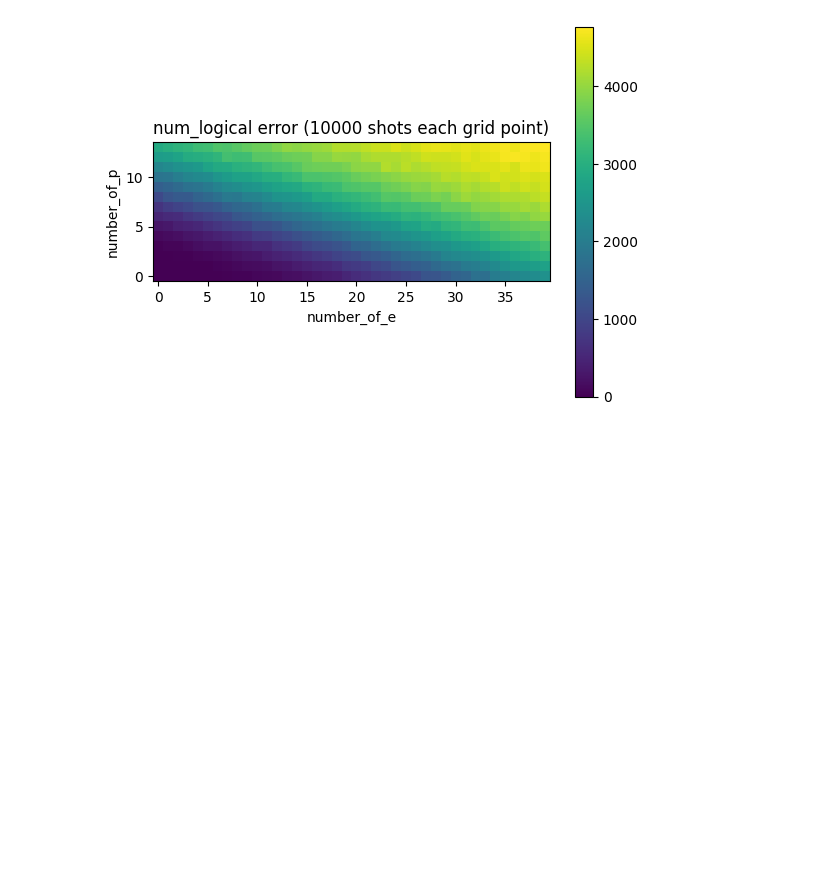
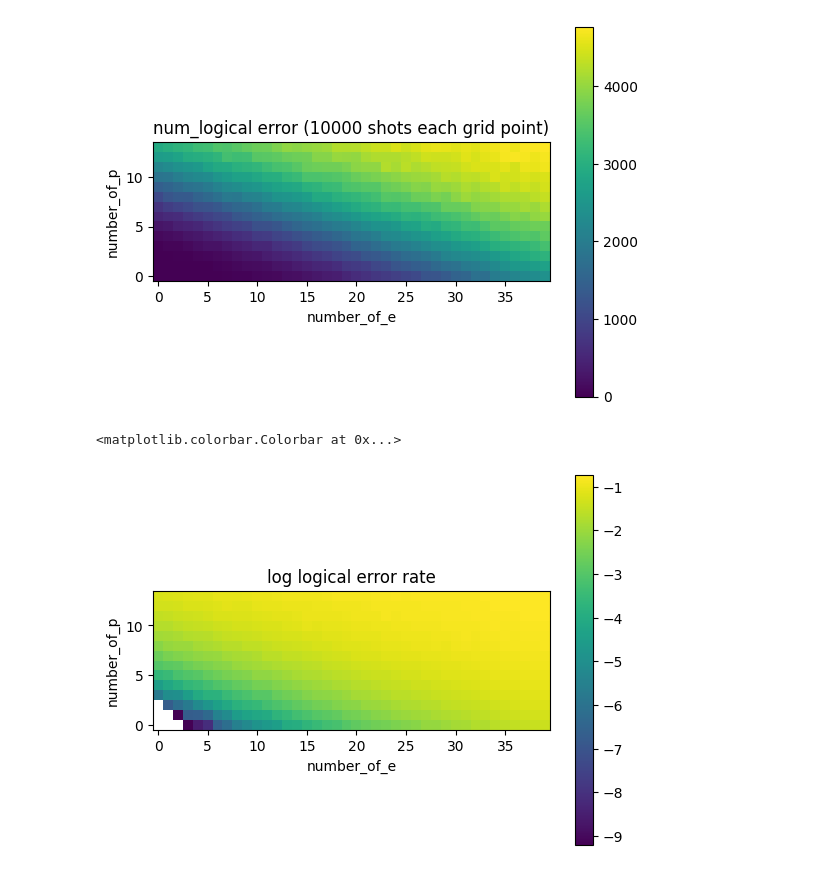
Before and after one commit to JiakaiW/surface_simulation_test, a Jupyter notebook: pack_and_analysis_importance_sampling.ipynb, the cells around one changed output. Saved outputs shown, nothing was run; the diff lists cells and outputs as text; code cells hidden in the pictures; blank space fills up the shorter version.

```diff
--- a/pack_and_analysis_importance_sampling.ipynb
+++ b/pack_and_analysis_importance_sampling.ipynb
@@ -264,3 +264,12 @@ plt.colorbar()
 # %% [output]
 <matplotlib.colorbar.Colorbar at 0x...>
 [figure]
+# %%
+plt.imshow(np.log(num_errors_arr/num_shots_arr),origin='lower')
+plt.xlabel('number_of_e')
+plt.ylabel('number_of_p')
+plt.title("log logical error rate")
+plt.colorbar()
+# %% [output]
+<matplotlib.colorbar.Colorbar at 0x...>
+[figure, added]
```
Also changed, not shown: parts of 1 cell of this notebook.
